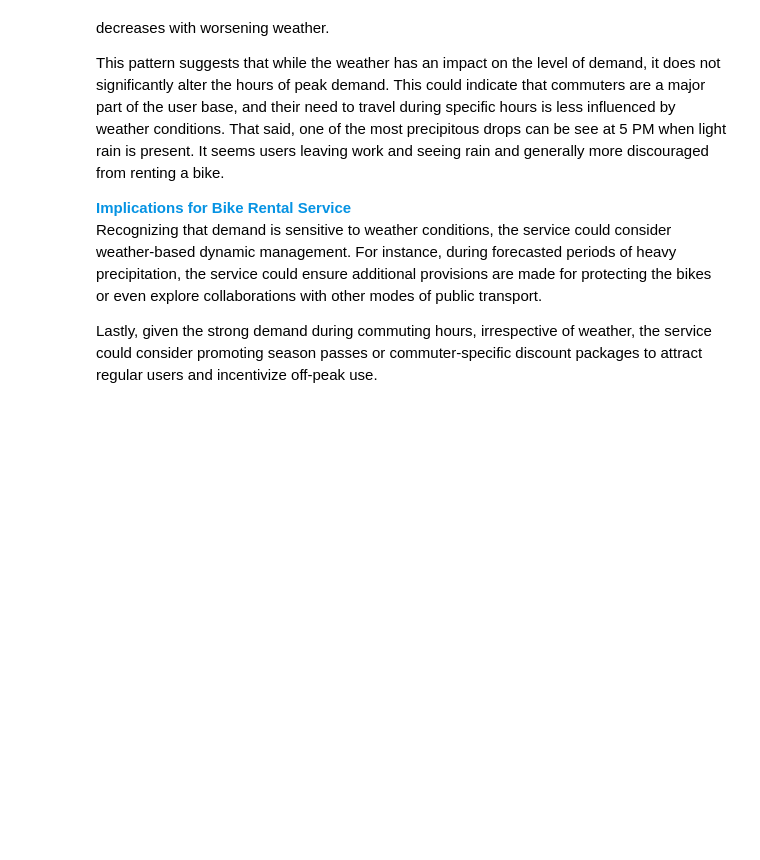
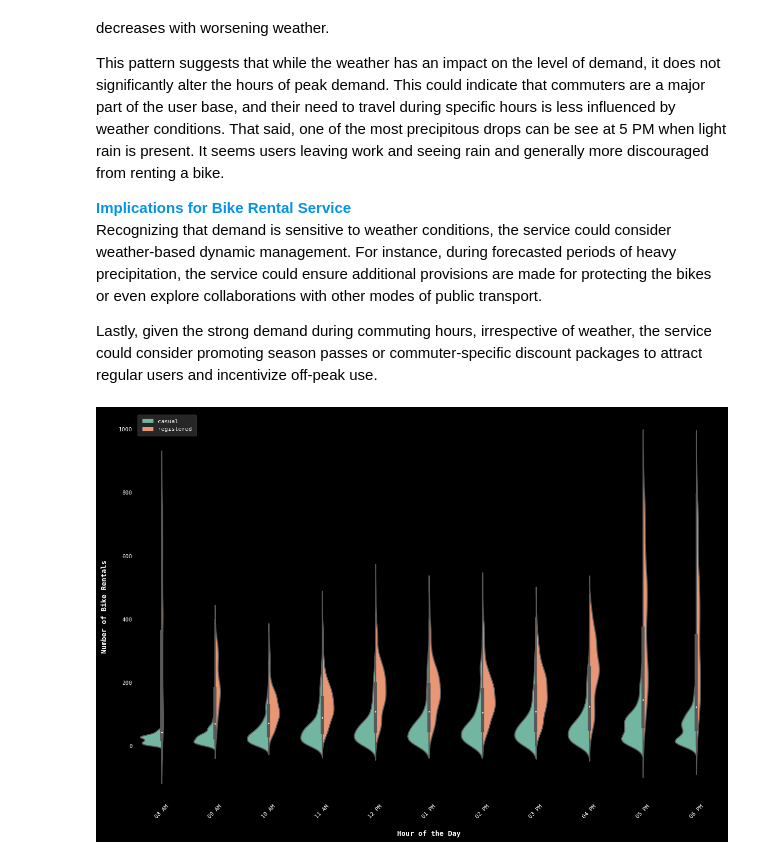
Before and after one commit to jparkington/Project-Cultivate, a Jupyter notebook: Exploration.ipynb, the cells around one changed output. Cells and saved outputs as stored; diff of their text form; code cells hidden in the pictures; blank space fills up the shorter version.

```diff
--- a/Exploration.ipynb
+++ b/Exploration.ipynb
@@ -450,3 +450,40 @@ This pattern suggests that while the weather has an impact on the level of deman
 Recognizing that demand is sensitive to weather conditions, the service could consider weather-based dynamic management. For instance, during forecasted periods of heavy precipitation, the service could ensure additional provisions are made for protecting the bikes or even explore collaborations with other modes of public transport.
 
 Lastly, given the strong demand during commuting hours, irrespective of weather, the service could consider promoting season passes or commuter-specific discount packages to attract regular users and incentivize off-peak use.
+# %%
+# 6. During which hours do casual users tend to rent more bikes compared to registered users?
+
+def hourly_rentals_by_usertype(df : pd.DataFrame):
+    '''
+    Visualizes the distribution of bike rentals for casual and registered users across different hours.
+
+    1. Melts the dataframe to have 'hr', 'usertype', and 'rentals' columns.
+    2. Creates a violin plot where the x-axis represents the hour and the y-axis represents the number of bike
+       rentals, and the distributions are separated based on the user type.
+
+    Parameters:
+        df (pd.DataFrame) : The bike sharing dataset as a pandas DataFrame.
+
+    The purpose of this function is to provide insights into how the time of day affects the demand for bike rentals for
+    casual and registered users. Understanding these patterns can help a prospective bike sharing company optimize their
+    service offerings for different user groups.
+    '''
+
+    df_filtered = df[df['hr'].between(8, 18)]
+    sns.violinplot(x     = 'hr',
+                   y     = 'n',
+                   hue   = 'type',
+                   split = True,
+                   data  = df_filtered.melt(id_vars    = 'hr',
+                                            value_vars = ['casual', 'registered'],
+                                            var_name   = 'type',
+                                            value_name = 'n'))
+
+    plt.xticks(range(11), [dtt.strptime(str(i), "%H").strftime("%I %p") for i in range(8, 19)], rotation=45)
+    plt.xlabel('Hour of the Day')
+    plt.ylabel('Number of Bike Rentals')
+    plt.legend(loc = 'upper left')
+
+hourly_rentals_by_usertype(bike_sharing)
+# %% [output]
+[figure, added]
```
Also changed, not shown: parts of 2 cells of this notebook.
